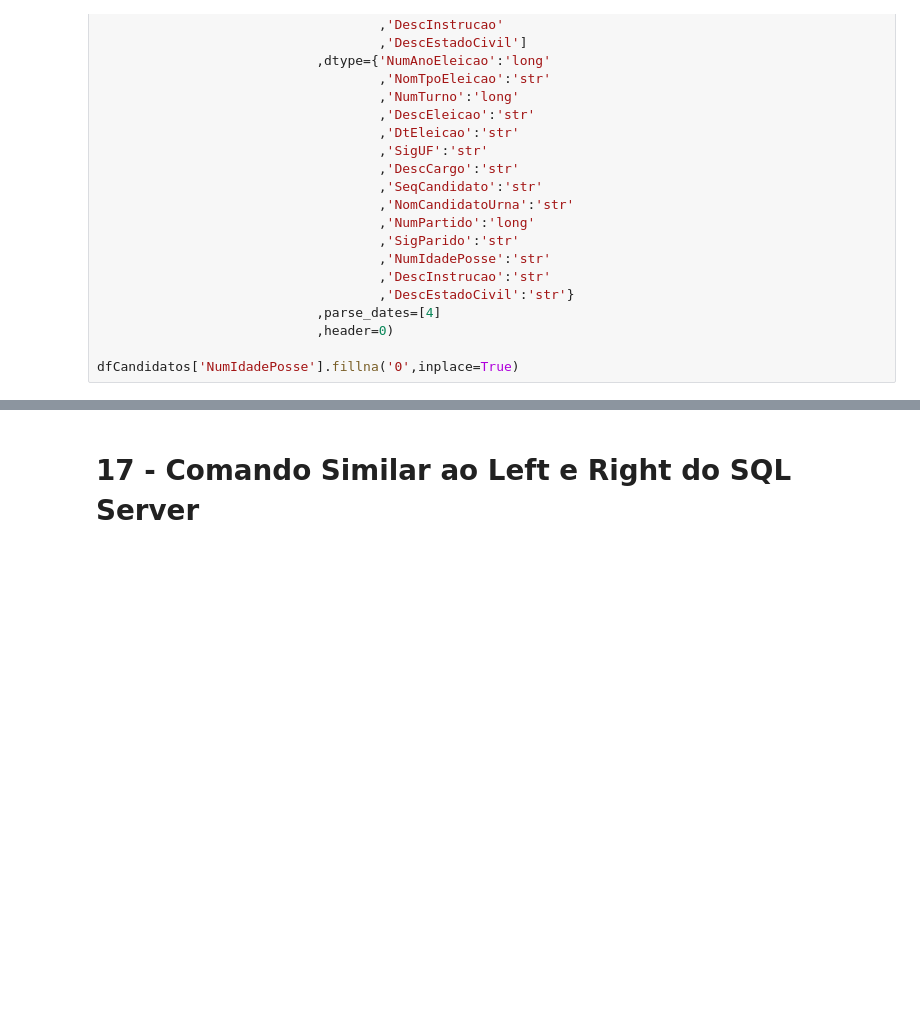
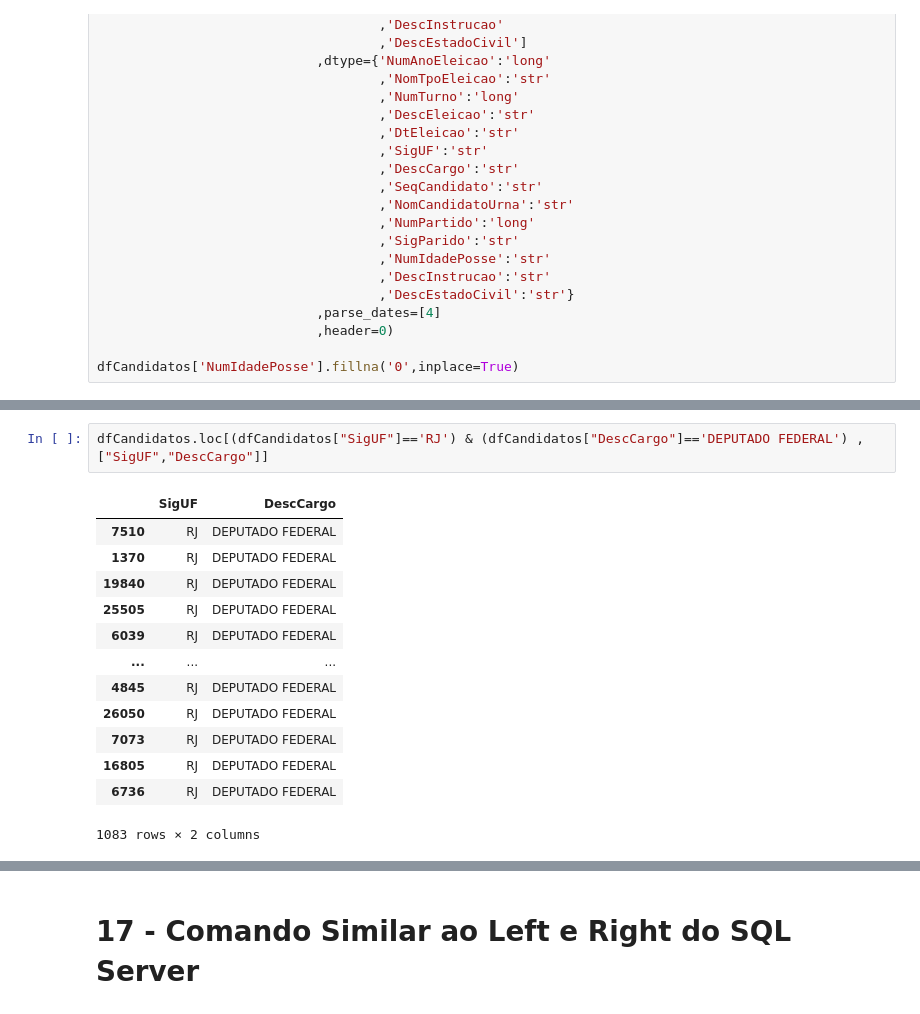
Before and after one commit to dbaassists/Python, a Jupyter notebook: ProjetoPythonKB/Projeto KB Python.ipynb, the cells around one changed output, grey strips where cells are left out. Saved outputs shown, nothing was run; the diff lists cells and outputs as text; blank space fills up the shorter version.

```diff
--- a/ProjetoPythonKB/Projeto KB Python.ipynb
+++ b/ProjetoPythonKB/Projeto KB Python.ipynb
@@ -822,0 +1003,16 @@ dfCandidatos.where(dfCandidatos['SigUF'] !='SP')
+# %%
+dfCandidatos.loc[(dfCandidatos["SigUF"]=='RJ') & (dfCandidatos["DescCargo"]=='DEPUTADO FEDERAL') , ["SigUF","DescCargo"]]
+# %% [output]
+|  | SigUF | DescCargo |
+| 7510 | RJ | DEPUTADO FEDERAL |
+| 1370 | RJ | DEPUTADO FEDERAL |
+| 19840 | RJ | DEPUTADO FEDERAL |
+| 25505 | RJ | DEPUTADO FEDERAL |
+| 6039 | RJ | DEPUTADO FEDERAL |
+| ... | ... | ... |
+| 4845 | RJ | DEPUTADO FEDERAL |
+| 26050 | RJ | DEPUTADO FEDERAL |
+| 7073 | RJ | DEPUTADO FEDERAL |
+| 16805 | RJ | DEPUTADO FEDERAL |
+| 6736 | RJ | DEPUTADO FEDERAL |
+1083 rows × 2 columns
```
Also changed, not shown: parts of 56 cells of this notebook.
